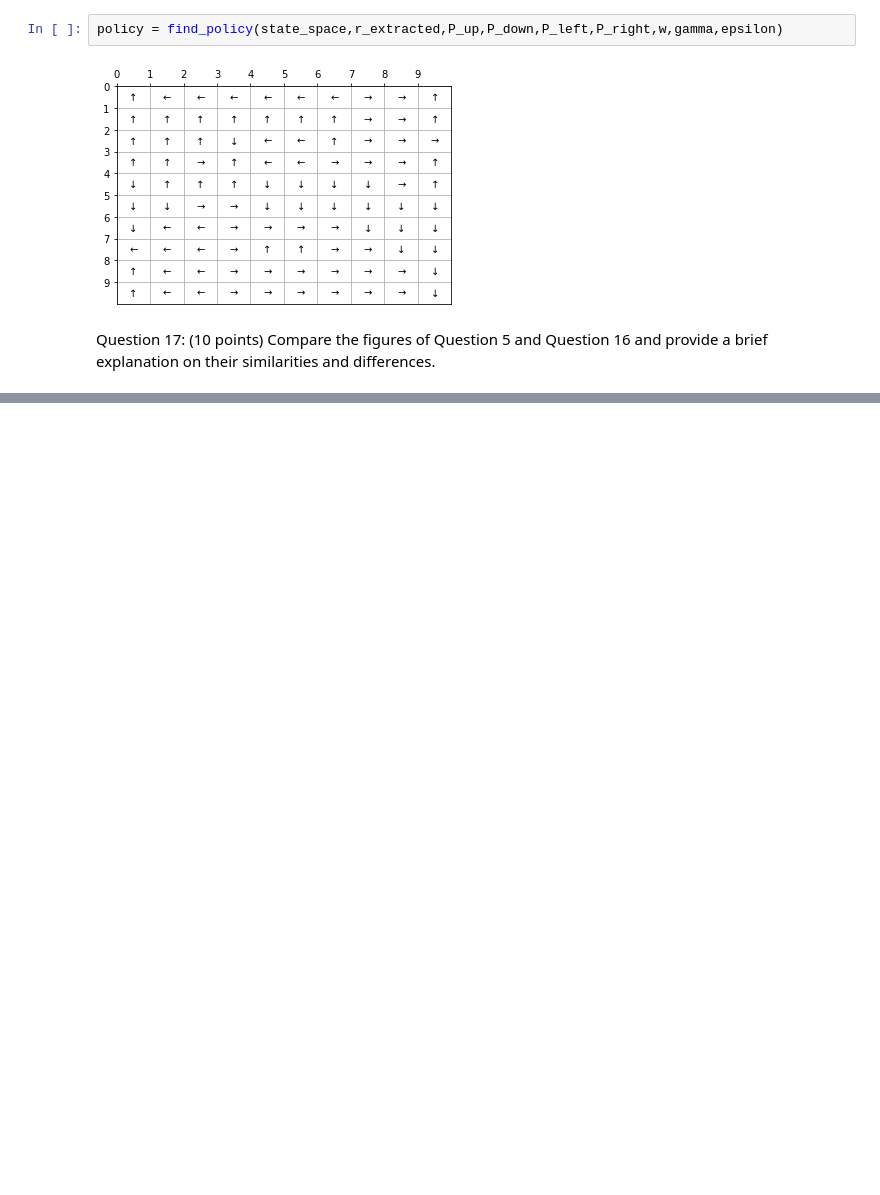
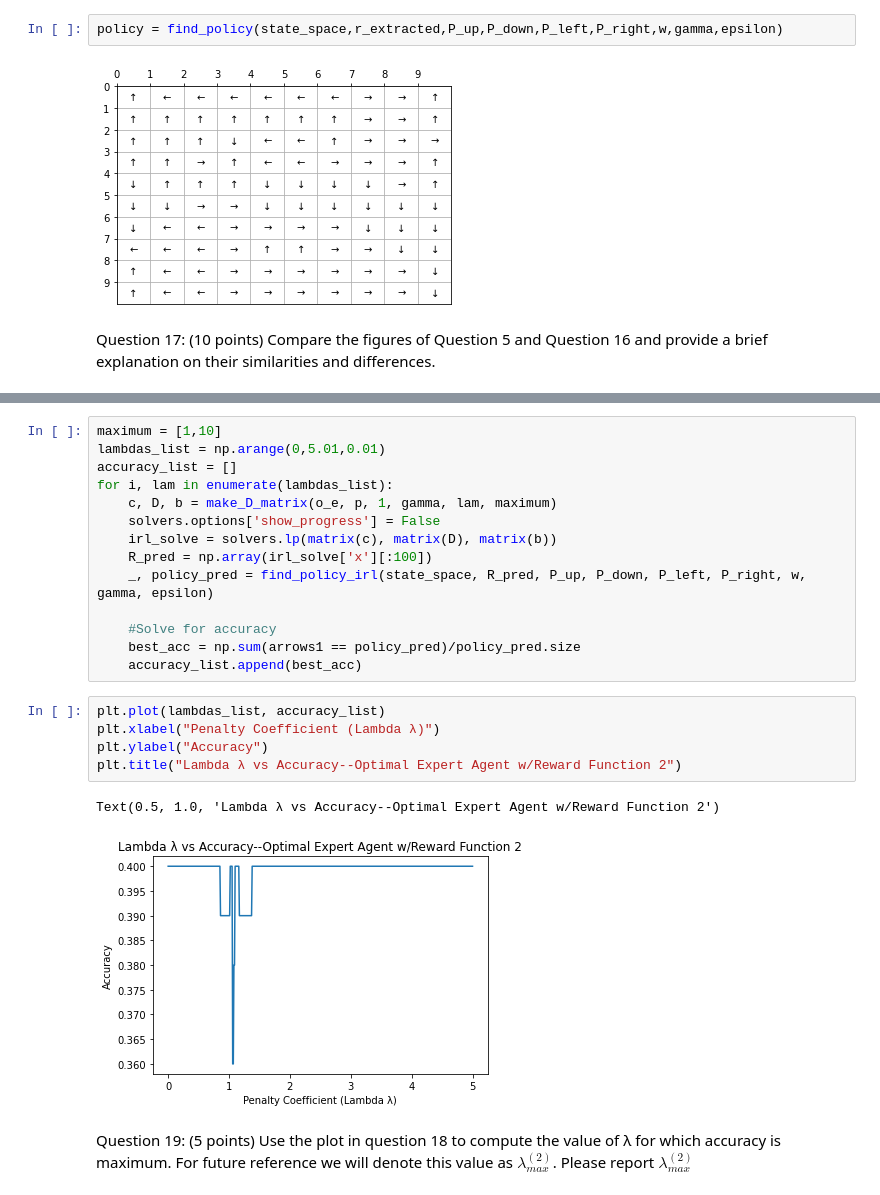
Before and after one commit to morgworth/ece232_team, a Jupyter notebook: Project 3/Morgan Project 3.ipynb, the cells around one changed output, grey strips where cells are left out. Cells and saved outputs as stored; diff of their text form; blank space fills up the shorter version.

```diff
--- a/Project 3/Morgan Project 3.ipynb
+++ b/Project 3/Morgan Project 3.ipynb
@@ -569,0 +574,24 @@ There are more arrows on the edge that go point off of the grid in Question 16.
+# %%
+maximum = [1,10]
+lambdas_list = np.arange(0,5.01,0.01)
+accuracy_list = []
+for i, lam in enumerate(lambdas_list):
+    c, D, b = make_D_matrix(o_e, p, 1, gamma, lam, maximum)
+    solvers.options['show_progress'] = False
+    irl_solve = solvers.lp(matrix(c), matrix(D), matrix(b))
+    R_pred = np.array(irl_solve['x'][:100])
+    _, policy_pred = find_policy_irl(state_space, R_pred, P_up, P_down, P_left, P_right, w, gamma, epsilon)
+
+    #Solve for accuracy
+    best_acc = np.sum(arrows1 == policy_pred)/policy_pred.size
+    accuracy_list.append(best_acc)
+# %%
+plt.plot(lambdas_list, accuracy_list)
+plt.xlabel("Penalty Coefficient (Lambda λ)")
+plt.ylabel("Accuracy")
+plt.title("Lambda λ vs Accuracy--Optimal Expert Agent w/Reward Function 2")
+# %% [output]
+Text(0.5, 1.0, 'Lambda λ vs Accuracy--Optimal Expert Agent w/Reward Function 2')
+[figure, added]
+# %% [markdown]
+Question 19: (5 points) Use the plot in question 18 to compute the value of λ for which accuracy is maximum. For future reference we will denote this value as $λ_{max}^{(2)}$. Please report $λ_{max}^{(2)}$
```
Also changed, not shown: parts of 21 cells of this notebook.
